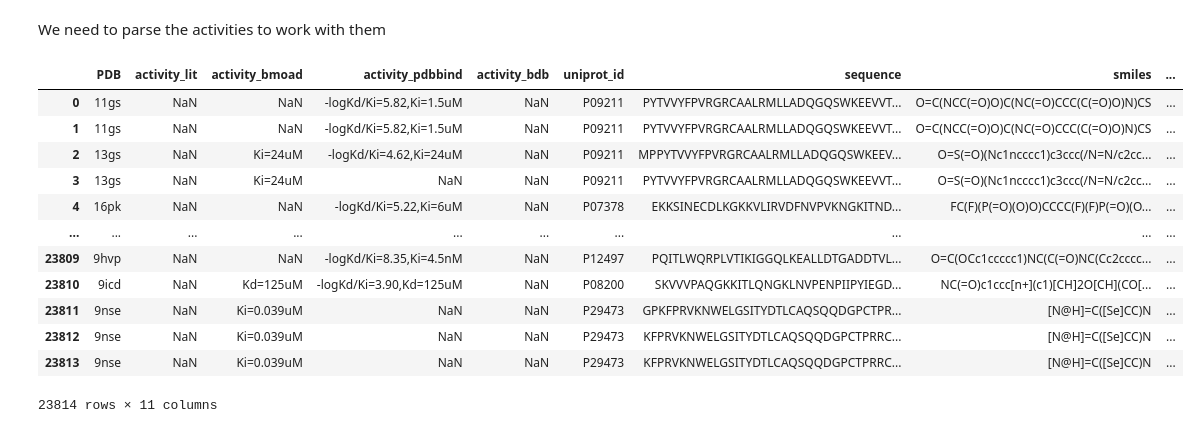
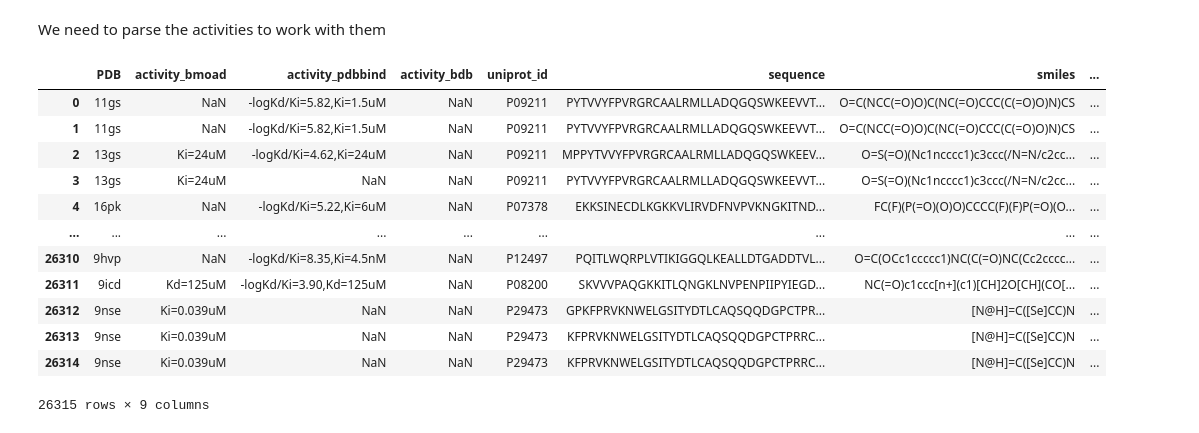
Before and after one commit to optic-inc/plumber, a Jupyter notebook: notebooks/03_biolip.ipynb, the cells around one changed output. Drawn from its saved outputs; the diff is of its cells as text; code cells hidden in the pictures.

```diff
--- a/notebooks/03_biolip.ipynb
+++ b/notebooks/03_biolip.ipynb
@@ -91,10 +91,9 @@ smiles = biolip[4].map(ligand2smiles)
 # %% [markdown]
 Now let's process the activities
 # %%
-biolip = biolip[[0, 13, 14, 15, 16, 17, 20]].reset_index(drop=True)
+biolip = biolip[[0, 14, 15, 16, 17, 20]].reset_index(drop=True)
 biolip.columns = [
     'PDB',
-    'activity_lit',
     'activity_bmoad',
     'activity_pdbbind',
     'activity_bdb',
@@ -120,9 +119,8 @@ biolip
 # %%
-lit = ~biolip['activity_lit'].isna()
 moad = ~biolip['activity_bmoad'].isna()
 pdbbind = ~biolip['activity_pdbbind'].isna()
 bdb = ~biolip['activity_bdb'].isna()
-has_activity = lit | moad | pdbbind | bdb
+has_activity =  moad | pdbbind | bdb
 # %%
 biolip = biolip[has_activity]
 biolip
@@ -199,27 +183,51 @@ def parse_value(line):
+# %%
+def parse_value(line):
+    line = str(line)
+    pattern = r'(?<!-)(Ki|Kd|IC50|EC50)\b\s*([<=>])\s*([0-9]*\.?[0-9]+)\s*(pM|nM|uM|mM)\b'
+    matches = re.finditer(pattern, line, re.IGNORECASE)
+    for match in matches:
+        activity_type = match.group(1).upper()
+        if activity_type == 'KI':
+            activity_type = 'Ki'
+        if activity_type == 'KD':
+            activity_type = 'Kd'
+        relation = match.group(2)
+        value = float(match.group(3))
+        unit = match.group(4).lower()
+        # Convert value to nM
+        if unit == 'pm':
+            value /= 1000.0
+        elif unit == 'nm':
+            pass  # value is already in nM
+        elif unit == 'um':
+            value *= 1000.0
+        else:
+            return None  # Unknown unit
+        return (activity_type, value, relation)
+    return None
 # %%
 biolip['activity_pdbbind_parsed'] = biolip['activity_pdbbind'].map(parse_value)
 biolip['activity_bmoad_parsed'] = biolip['activity_bmoad'].map(parse_value)
-biolip['activity_lit_parsed'] = biolip['activity_lit'].map(parse_value)
 # %%
 biolip = biolip.dropna(
-    subset=['activity_pdbbind_parsed', 'activity_bmoad_parsed', 'activity_lit_parsed'],
+    subset=['activity_pdbbind_parsed', 'activity_bmoad_parsed'],
     how='all'
 ).reset_index(drop=True)
 biolip
 # %% [output]
-|  | PDB | activity_lit | activity_bmoad | activity_pdbbind | activity_bdb | uniprot_id | sequence | smiles | ... |
-| 0 | 11gs | NaN | NaN | -logKd/Ki=5.82,Ki=1.5uM | NaN | P09211 | PYTVVYFPVRGRCAALRMLLADQGQSWKEEVVT... | O=C(NCC(=O)O)C(NC(=O)CCC(C(=O)O)N)CS | ... |
-| 1 | 11gs | NaN | NaN | -logKd/Ki=5.82,Ki=1.5uM | NaN | P09211 | PYTVVYFPVRGRCAALRMLLADQGQSWKEEVVT... | O=C(NCC(=O)O)C(NC(=O)CCC(C(=O)O)N)CS | ... |
-| 2 | 13gs | NaN | Ki=24uM | -logKd/Ki=4.62,Ki=24uM | NaN | P09211 | MPPYTVVYFPVRGRCAALRMLLADQGQSWKEEV... | O=S(=O)(Nc1ncccc1)c3ccc(/N=N/c2cc... | ... |
-| 3 | 13gs | NaN | Ki=24uM | NaN | NaN | P09211 | PYTVVYFPVRGRCAALRMLLADQGQSWKEEVVT... | O=S(=O)(Nc1ncccc1)c3ccc(/N=N/c2cc... | ... |
-| 4 | 16pk | NaN | NaN | -logKd/Ki=5.22,Ki=6uM | NaN | P07378 | EKKSINECDLKGKKVLIRVDFNVPVKNGKITND... | FC(F)(P(=O)(O)O)CCCC(F)(F)P(=O)(O... | ... |
-| ... | ... | ... | ... | ... | ... | ... | ... | ... | ... |
-| 23809 | 9hvp | NaN | NaN | -logKd/Ki=8.35,Ki=4.5nM | NaN | P12497 | PQITLWQRPLVTIKIGGQLKEALLDTGADDTVL... | O=C(OCc1ccccc1)NC(C(=O)NC(Cc2cccc... | ... |
-| 23810 | 9icd | NaN | Kd=125uM | -logKd/Ki=3.90,Kd=125uM | NaN | P08200 | SKVVVPAQGKKITLQNGKLNVPENPIIPYIEGD... | NC(=O)c1ccc[n+](c1)[CH]2O[CH](CO[... | ... |
-| 23811 | 9nse | NaN | Ki=0.039uM | NaN | NaN | P29473 | GPKFPRVKNWELGSITYDTLCAQSQQDGPCTPR... | [N@H]=C([Se]CC)N | ... |
-| 23812 | 9nse | NaN | Ki=0.039uM | NaN | NaN | P29473 | KFPRVKNWELGSITYDTLCAQSQQDGPCTPRRC... | [N@H]=C([Se]CC)N | ... |
-| 23813 | 9nse | NaN | Ki=0.039uM | NaN | NaN | P29473 | KFPRVKNWELGSITYDTLCAQSQQDGPCTPRRC... | [N@H]=C([Se]CC)N | ... |
+|  | PDB | activity_bmoad | activity_pdbbind | activity_bdb | uniprot_id | sequence | smiles | ... |
+| 0 | 11gs | NaN | -logKd/Ki=5.82,Ki=1.5uM | NaN | P09211 | PYTVVYFPVRGRCAALRMLLADQGQSWKEEVVT... | O=C(NCC(=O)O)C(NC(=O)CCC(C(=O)O)N)CS | ... |
+| 1 | 11gs | NaN | -logKd/Ki=5.82,Ki=1.5uM | NaN | P09211 | PYTVVYFPVRGRCAALRMLLADQGQSWKEEVVT... | O=C(NCC(=O)O)C(NC(=O)CCC(C(=O)O)N)CS | ... |
+| 2 | 13gs | Ki=24uM | -logKd/Ki=4.62,Ki=24uM | NaN | P09211 | MPPYTVVYFPVRGRCAALRMLLADQGQSWKEEV... | O=S(=O)(Nc1ncccc1)c3ccc(/N=N/c2cc... | ... |
+| 3 | 13gs | Ki=24uM | NaN | NaN | P09211 | PYTVVYFPVRGRCAALRMLLADQGQSWKEEVVT... | O=S(=O)(Nc1ncccc1)c3ccc(/N=N/c2cc... | ... |
+| 4 | 16pk | NaN | -logKd/Ki=5.22,Ki=6uM | NaN | P07378 | EKKSINECDLKGKKVLIRVDFNVPVKNGKITND... | FC(F)(P(=O)(O)O)CCCC(F)(F)P(=O)(O... | ... |
+| ... | ... | ... | ... | ... | ... | ... | ... | ... |
+| 26310 | 9hvp | NaN | -logKd/Ki=8.35,Ki=4.5nM | NaN | P12497 | PQITLWQRPLVTIKIGGQLKEALLDTGADDTVL... | O=C(OCc1ccccc1)NC(C(=O)NC(Cc2cccc... | ... |
+| 26311 | 9icd | Kd=125uM | -logKd/Ki=3.90,Kd=125uM | NaN | P08200 | SKVVVPAQGKKITLQNGKLNVPENPIIPYIEGD... | NC(=O)c1ccc[n+](c1)[CH]2O[CH](CO[... | ... |
+| 26312 | 9nse | Ki=0.039uM | NaN | NaN | P29473 | GPKFPRVKNWELGSITYDTLCAQSQQDGPCTPR... | [N@H]=C([Se]CC)N | ... |
+| 26313 | 9nse | Ki=0.039uM | NaN | NaN | P29473 | KFPRVKNWELGSITYDTLCAQSQQDGPCTPRRC... | [N@H]=C([Se]CC)N | ... |
+| 26314 | 9nse | Ki=0.039uM | NaN | NaN | P29473 | KFPRVKNWELGSITYDTLCAQSQQDGPCTPRRC... | [N@H]=C([Se]CC)N | ... |
-23814 rows × 11 columns
+26315 rows × 9 columns
 # %%
 def get_activity(row):
     if row['activity_pdbbind_parsed'] is not None:
```
Also changed, not shown: parts of 12 cells of this notebook.
